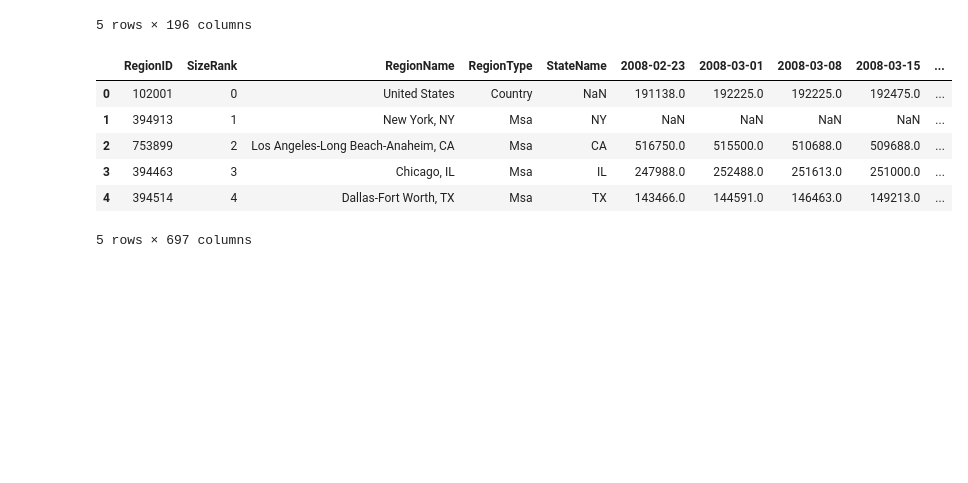
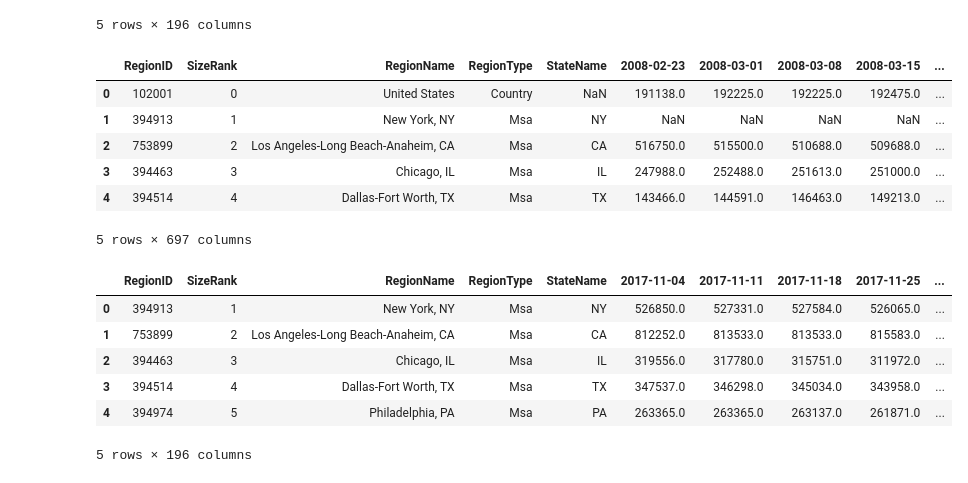
Before and after one commit to qklm/Zillow_Group_Project, a Jupyter notebook: zillow_data_processing.ipynb, the cells around one changed output. Saved outputs shown, nothing was run; the diff lists cells and outputs as text; code cells hidden in the pictures; blank space fills up the shorter version.

```diff
--- a/zillow_data_processing.ipynb
+++ b/zillow_data_processing.ipynb
@@ -26,3 +27,16 @@ raw_sale_df.head()
 | 3 | 394463 | 3 | Chicago, IL | Msa | IL | 247988.0 | 252488.0 | 251613.0 | 251000.0 | ... |
 | 4 | 394514 | 4 | Dallas-Fort Worth, TX | Msa | TX | 143466.0 | 144591.0 | 146463.0 | 149213.0 | ... |
 5 rows × 697 columns
+# %%
+cleaned_list_df = raw_list_df.dropna().reset_index(drop=True)
+cleaned_sale_df = raw_sale_df.dropna().reset_index(drop=True)
+# %%
+cleaned_list_df.head()
+# %% [output]
+|  | RegionID | SizeRank | RegionName | RegionType | StateName | 2017-11-04 | 2017-11-11 | 2017-11-18 | 2017-11-25 | ... |
+| 0 | 394913 | 1 | New York, NY | Msa | NY | 526850.0 | 527331.0 | 527584.0 | 526065.0 | ... |
+| 1 | 753899 | 2 | Los Angeles-Long Beach-Anaheim, CA | Msa | CA | 812252.0 | 813533.0 | 813533.0 | 815583.0 | ... |
+| 2 | 394463 | 3 | Chicago, IL | Msa | IL | 319556.0 | 317780.0 | 315751.0 | 311972.0 | ... |
+| 3 | 394514 | 4 | Dallas-Fort Worth, TX | Msa | TX | 347537.0 | 346298.0 | 345034.0 | 343958.0 | ... |
+| 4 | 394974 | 5 | Philadelphia, PA | Msa | PA | 263365.0 | 263365.0 | 263137.0 | 261871.0 | ... |
+5 rows × 196 columns
```
Also changed, not shown: parts of 7 cells of this notebook, 2 other files.
